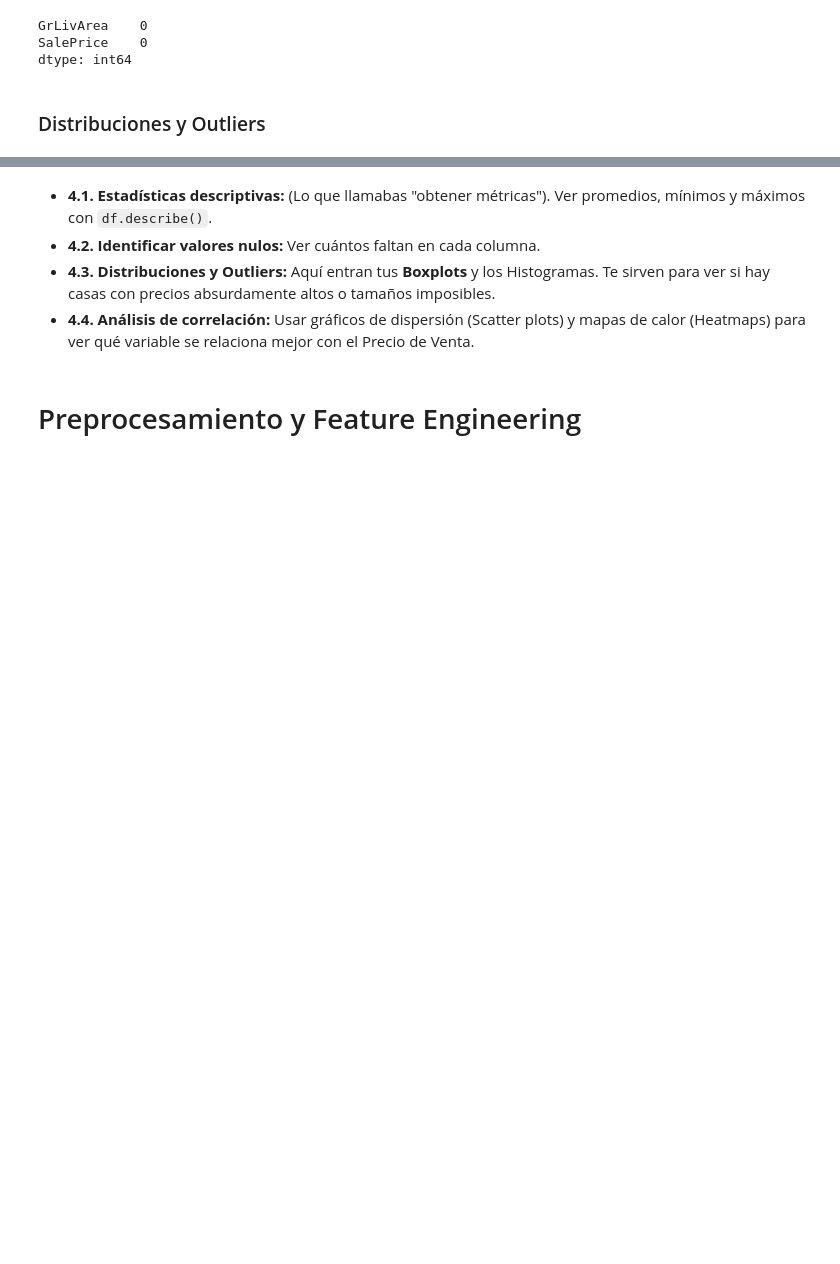
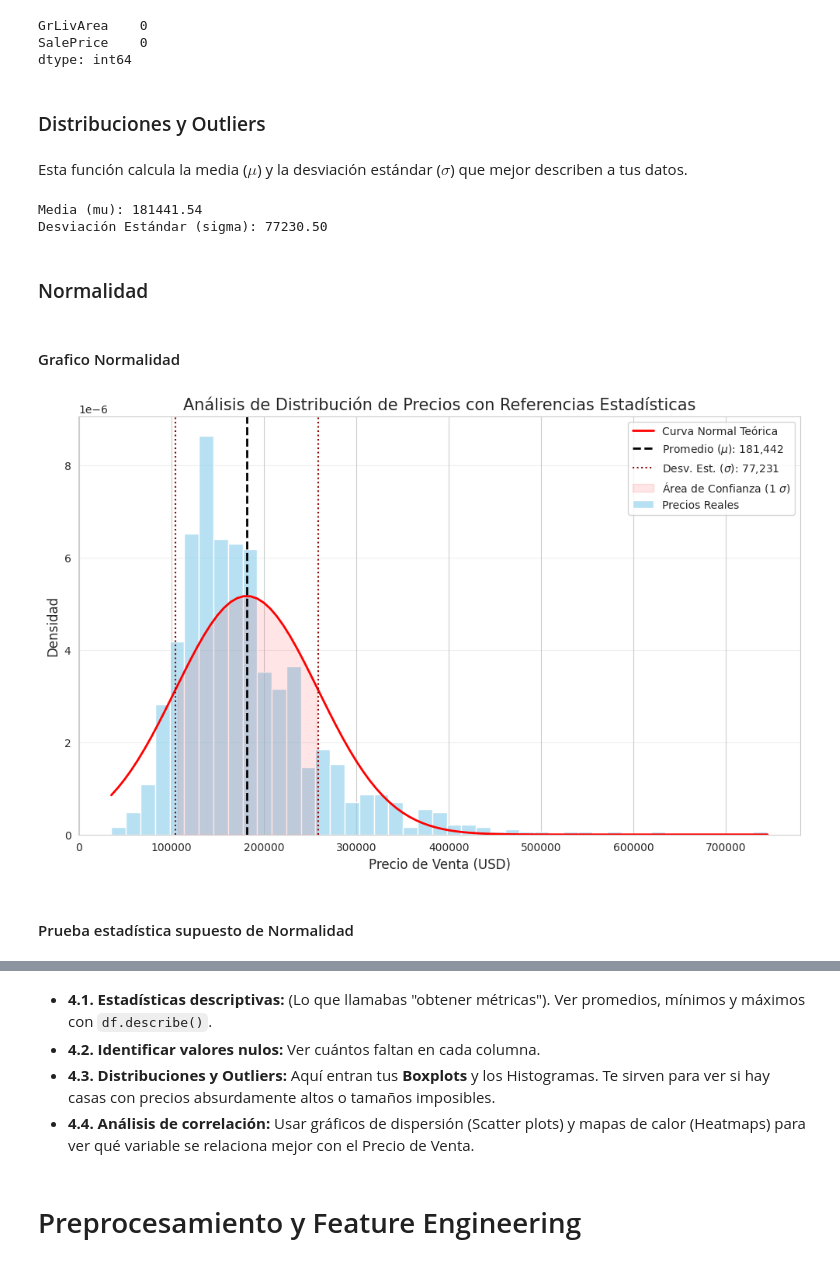
Before and after one commit to canischilensis/Ames-Housing-MLOps-Foundation, a Jupyter notebook: notebooks/Ames_Housing_Analysis.ipynb, the cells around one changed output, grey strips where cells are left out. Drawn from its saved outputs; the diff is of its cells as text; code cells hidden in the pictures; blank space fills up the shorter version.

```diff
--- a/notebooks/Ames_Housing_Analysis.ipynb
+++ b/notebooks/Ames_Housing_Analysis.ipynb
@@ -114,6 +116,60 @@ SalePrice    0
 dtype: int64
 # %% [markdown]
 ### Distribuciones y Outliers
+# %% [markdown]
+Esta función calcula la media ($\mu$) y la desviación estándar ($\sigma$) que mejor describen a tus datos.
 # %%
-mu,sigma = stats.norm.fit()
-desc_df = stats.norm.pdf()
+mu, sigma = stats.norm.fit(y_train)
+print(f"Media (mu): {mu:.2f}")
+print(f"Desviación Estándar (sigma): {sigma:.2f}")
+# %% [output]
+Media (mu): 181441.54
+Desviación Estándar (sigma): 77230.50
+# %% [markdown]
+### Normalidad
+# %% [markdown]
+#### Grafico Normalidad
+# %%
+import matplotlib.pyplot as plt
+import seaborn as sns
+from scipy import stats
+import numpy as np
+
+# 1. Calcular los parámetros de la normal
+(mu, sigma) = stats.norm.fit(y_train)
+
+# 2. Crear la figura
+plt.figure(figsize=(12, 7))
+
+# 3. Histograma de densidad
+sns.histplot(y_train, kde=False, stat="density", color='skyblue', alpha=0.6, label='Precios Reales')
+
+# 4. Curva de la Normal teórica
+x_range = np.linspace(y_train.min(), y_train.max(), 100)
+pdf = stats.norm.pdf(x_range, mu, sigma)
+plt.plot(x_range, pdf, color='red', lw=2, label=f'Curva Normal Teórica')
+
+# 5. Línea para el Promedio (mu)
+plt.axvline(mu, color='black', linestyle='--', lw=2, label=f'Promedio ($\mu$): {mu:,.0f}')
+
+# 6. Líneas para la Desviación Estándar (mu + sigma y mu - sigma)
+# Usamos un color distinto y una línea más fina para diferenciarla del promedio
+plt.axvline(mu + sigma, color='darkred', linestyle=':', lw=1.5, label=f'Desv. Est. ($\sigma$): {sigma:,.0f}')
+plt.axvline(mu - sigma, color='darkred', linestyle=':', lw=1.5)
+
+# Sombrear opcional para resaltar el área de una desviación estándar (muy profesional)
+plt.fill_between(x_range, pdf, where=(x_range >= mu - sigma) & (x_range <= mu + sigma),
+                 color='red', alpha=0.1, label='Área de Confianza (1 $\sigma$)')
+
+# Personalizar final
+plt.title('Análisis de Distribución de Precios con Referencias Estadísticas', fontsize=15)
+plt.xlabel('Precio de Venta (USD)', fontsize=12)
+plt.ylabel('Densidad', fontsize=12)
+plt.legend(loc='upper right', fontsize=10)
+plt.grid(axis='y', alpha=0.3) # Una grilla ligera ayuda a la lectura
+
+plt.show()
+# %% [output]
+[figure, added]
+# %% [markdown]
+#### Prueba estadística supuesto de Normalidad
```
Also changed, not shown: parts of 7 cells of this notebook.
